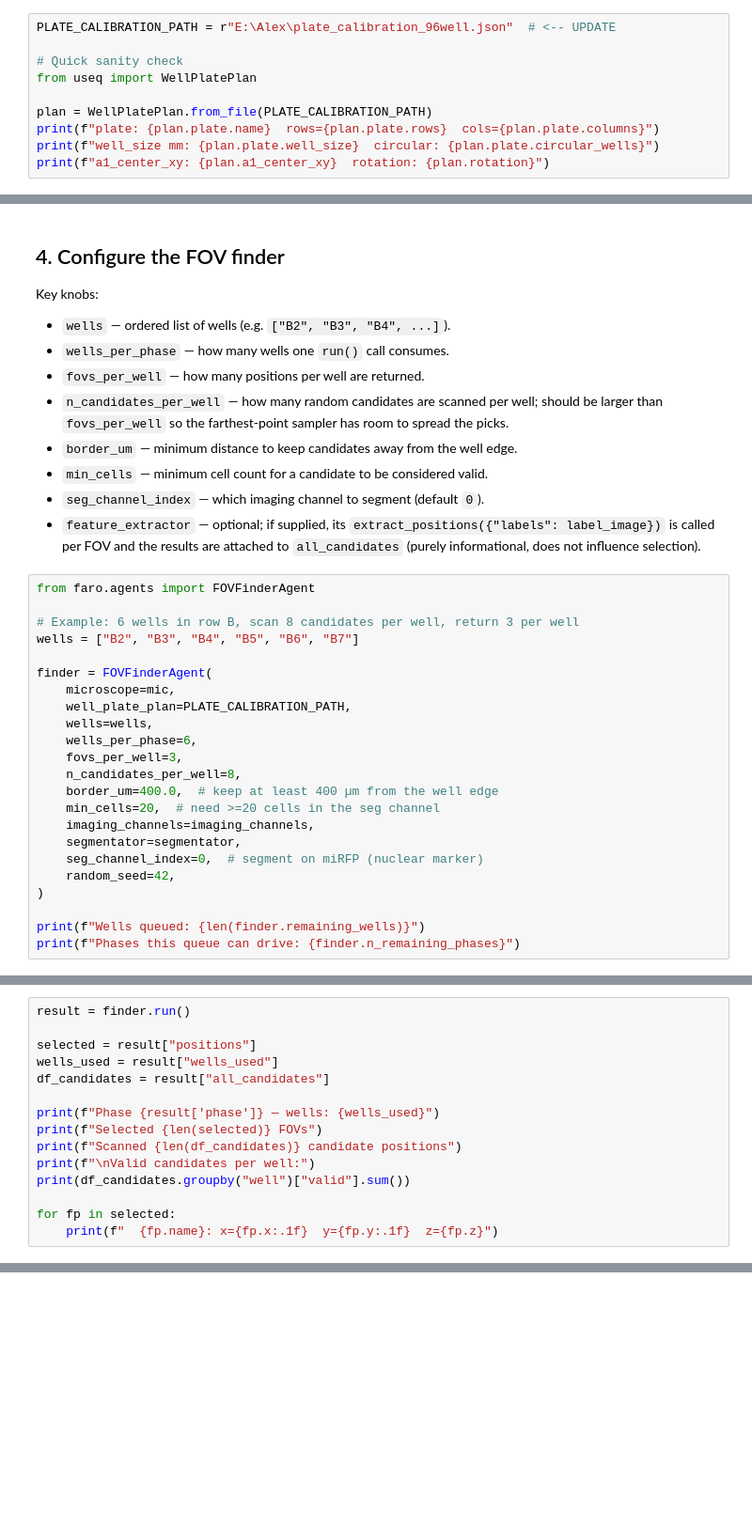
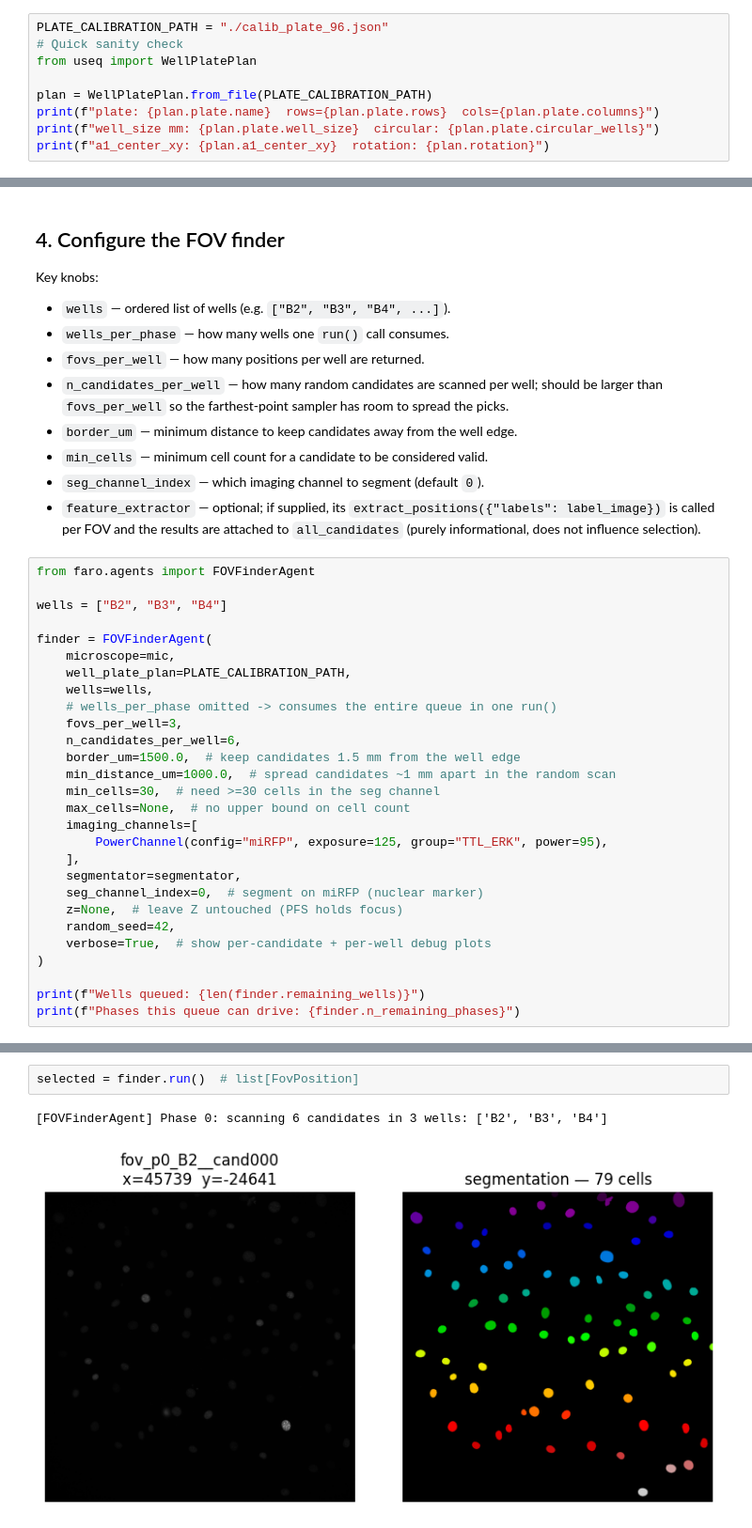
Before and after one commit to alandolt/rtm-pymmcore, a Jupyter notebook: experiments/32_fov_finder/fov_finder_demo.ipynb, the cells around one changed output, grey strips where cells are left out. Shown at 94% size. Drawn from its saved outputs; the diff is of its cells as text; blank space fills up the shorter version.

```diff
--- a/experiments/32_fov_finder/fov_finder_demo.ipynb
+++ b/experiments/32_fov_finder/fov_finder_demo.ipynb
@@ -30,8 +43,7 @@ imaging_channels = (
 
 Calibrate the plate once using the `pymmcore-widgets` MDA plate widget (it stores the affine transformation as `a1_center_xy` + `rotation` in a `useq.WellPlatePlan` JSON file). Point this notebook at that file.
 # %%
-PLATE_CALIBRATION_PATH = r"E:\Alex\plate_calibration_96well.json"  # <-- UPDATE
-
+PLATE_CALIBRATION_PATH = "./calib_plate_96.json"
 # Quick sanity check
 from useq import WellPlatePlan
 
@@ -63,22 +79,27 @@ Key knobs:
 # %%
 from faro.agents import FOVFinderAgent
 
-# Example: 6 wells in row B, scan 8 candidates per well, return 3 per well
-wells = ["B2", "B3", "B4", "B5", "B6", "B7"]
+wells = ["B2", "B3", "B4"]
 
 finder = FOVFinderAgent(
     microscope=mic,
     well_plate_plan=PLATE_CALIBRATION_PATH,
     wells=wells,
-    wells_per_phase=6,
+    # wells_per_phase omitted -> consumes the entire queue in one run()
     fovs_per_well=3,
-    n_candidates_per_well=8,
-    border_um=400.0,  # keep at least 400 µm from the well edge
-    min_cells=20,  # need >=20 cells in the seg channel
-    imaging_channels=imaging_channels,
+    n_candidates_per_well=6,
+    border_um=1500.0,  # keep candidates 1.5 mm from the well edge
+    min_distance_um=1000.0,  # spread candidates ~1 mm apart in the random scan
+    min_cells=30,  # need >=30 cells in the seg channel
+    max_cells=None,  # no upper bound on cell count
+    imaging_channels=[
+        PowerChannel(config="miRFP", exposure=125, group="TTL_ERK", power=95),
+    ],
     segmentator=segmentator,
     seg_channel_index=0,  # segment on miRFP (nuclear marker)
+    z=None,  # leave Z untouched (PFS holds focus)
     random_seed=42,
+    verbose=True,  # show per-candidate + per-well debug plots
 )
 
 print(f"Wells queued: {len(finder.remaining_wells)}")
@@ -90,15 +109,0 @@ print(f"Phases this queue can drive: {finder.n_remaining_phases}")
-# %%
-result = finder.run()
-
-selected = result["positions"]
-wells_used = result["wells_used"]
-df_candidates = result["all_candidates"]
-
-print(f"Phase {result['phase']} — wells: {wells_used}")
-print(f"Selected {len(selected)} FOVs")
-print(f"Scanned {len(df_candidates)} candidate positions")
-print(f"\nValid candidates per well:")
-print(df_candidates.groupby("well")["valid"].sum())
-
-for fp in selected:
-    print(f"  {fp.name}: x={fp.x:.1f}  y={fp.y:.1f}  z={fp.z}")
@@ -149,0 +110,5 @@ plt.show()
+# %%
+selected = finder.run()  # list[FovPosition]
+# %% [output]
+[FOVFinderAgent] Phase 0: scanning 6 candidates in 3 wells: ['B2', 'B3', 'B4']
+[figure, added]
```
Also changed, not shown: parts of 12 cells of this notebook, 5 other files.
